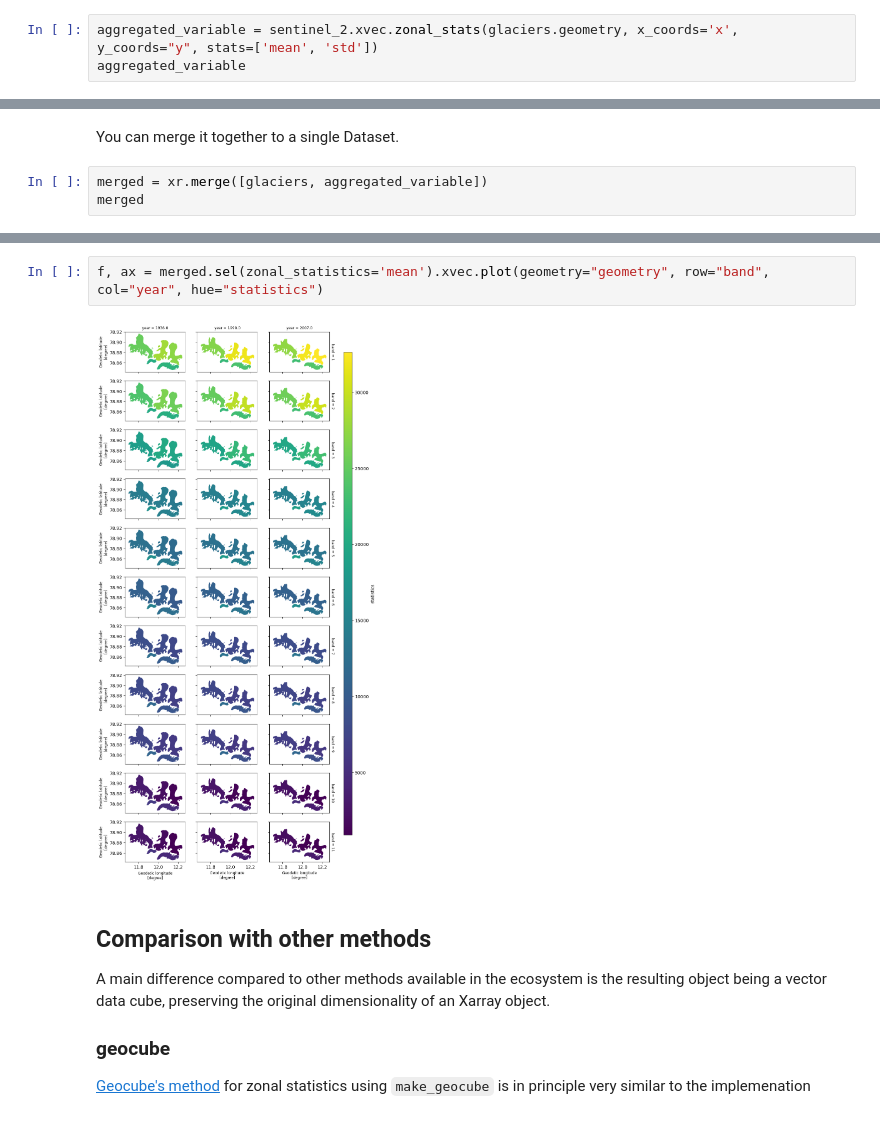
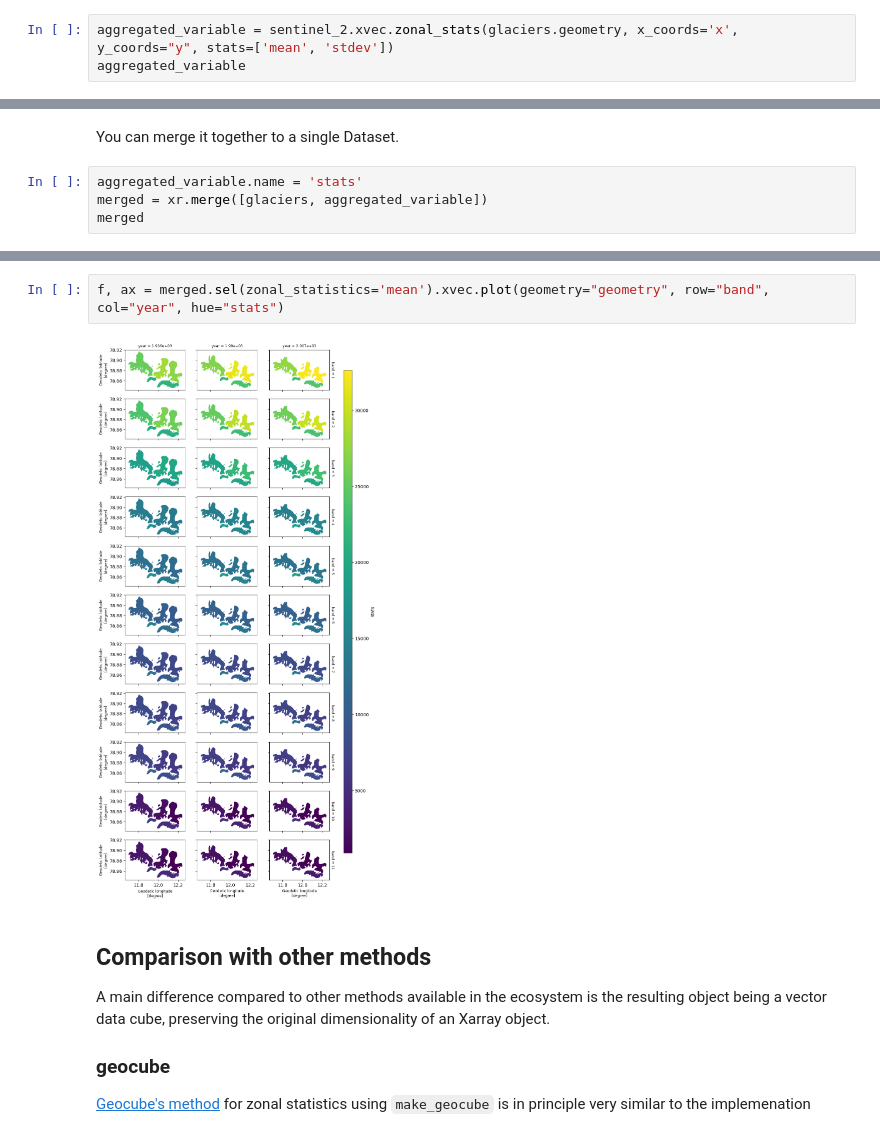
Before and after one commit to xarray-contrib/xvec, a Jupyter notebook: doc/source/zonal_stats.ipynb, the cells around one changed output, grey strips where cells are left out. Drawn from its saved outputs; the diff is of its cells as text.

```diff
--- a/doc/source/zonal_stats.ipynb
+++ b/doc/source/zonal_stats.ipynb
@@ -276,6 +281,6 @@ glaciers = (
 # %% [markdown]
 The method just picks up the input and automatically adapts the structure of the output to be aligned with the input geometry.
 # %%
-aggregated_variable = sentinel_2.xvec.zonal_stats(glaciers.geometry, x_coords='x', y_coords="y", stats=['mean', 'std'])
+aggregated_variable = sentinel_2.xvec.zonal_stats(glaciers.geometry, x_coords='x', y_coords="y", stats=['mean', 'stdev'])
 aggregated_variable
 # %% [output]
@@ -292,6 +304,7 @@ Data variables:
 # %% [markdown]
 You can merge it together to a single Dataset.
 # %%
+aggregated_variable.name = 'stats'
 merged = xr.merge([glaciers, aggregated_variable])
 merged
 # %% [output]
@@ -313,7 +344,7 @@ Indexes:
 # %%
-f, ax = merged.sel(zonal_statistics='mean').xvec.plot(geometry="geometry", row="band", col="year", hue="statistics")
+f, ax = merged.sel(zonal_statistics='mean').xvec.plot(geometry="geometry", row="band", col="year", hue="stats")
 # %% [output]
-[figure, old version]
+[figure, new version]
 # %% [markdown]
 ## Comparison with other methods
 
```
Also changed, not shown: parts of 16 cells of this notebook, 4 other files.
